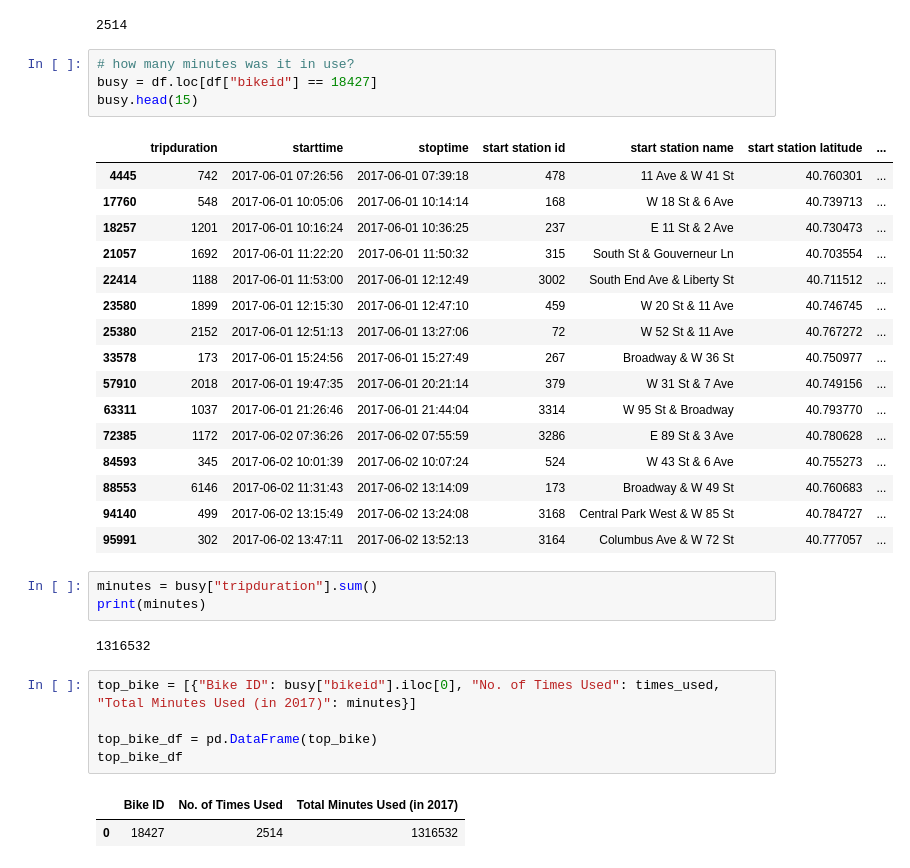
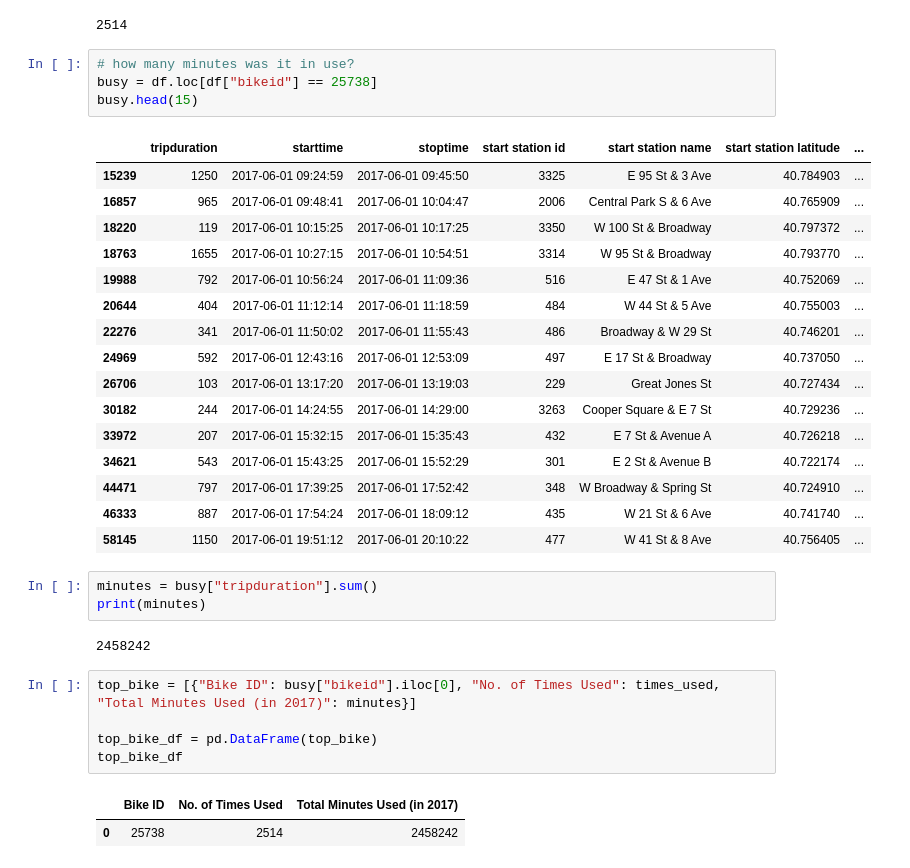
Before and after one commit to danielle-ellis/DevUp, a Jupyter notebook: DevUp Visualizations.ipynb, the cells around one changed output. Cells and saved outputs as stored; diff of their text form.

```diff
--- a/DevUp Visualizations.ipynb
+++ b/DevUp Visualizations.ipynb
@@ -1208,30 +1210,30 @@ times_used
 2514
 # %%
 # how many minutes was it in use?
-busy = df.loc[df["bikeid"] == 18427]
+busy = df.loc[df["bikeid"] == 25738]
 busy.head(15)
 # %% [output]
 |  | tripduration | starttime | stoptime | start station id | start station name | start station latitude | ... |
-| 4445 | 742 | 2017-06-01 07:26:56 | 2017-06-01 07:39:18 | 478 | 11 Ave & W 41 St | 40.760301 | ... |
-| 17760 | 548 | 2017-06-01 10:05:06 | 2017-06-01 10:14:14 | 168 | W 18 St & 6 Ave | 40.739713 | ... |
-| 18257 | 1201 | 2017-06-01 10:16:24 | 2017-06-01 10:36:25 | 237 | E 11 St & 2 Ave | 40.730473 | ... |
-| 21057 | 1692 | 2017-06-01 11:22:20 | 2017-06-01 11:50:32 | 315 | South St & Gouverneur Ln | 40.703554 | ... |
-| 22414 | 1188 | 2017-06-01 11:53:00 | 2017-06-01 12:12:49 | 3002 | South End Ave & Liberty St | 40.711512 | ... |
-| 23580 | 1899 | 2017-06-01 12:15:30 | 2017-06-01 12:47:10 | 459 | W 20 St & 11 Ave | 40.746745 | ... |
-| 25380 | 2152 | 2017-06-01 12:51:13 | 2017-06-01 13:27:06 | 72 | W 52 St & 11 Ave | 40.767272 | ... |
-| 33578 | 173 | 2017-06-01 15:24:56 | 2017-06-01 15:27:49 | 267 | Broadway & W 36 St | 40.750977 | ... |
-| 57910 | 2018 | 2017-06-01 19:47:35 | 2017-06-01 20:21:14 | 379 | W 31 St & 7 Ave | 40.749156 | ... |
-| 63311 | 1037 | 2017-06-01 21:26:46 | 2017-06-01 21:44:04 | 3314 | W 95 St & Broadway | 40.793770 | ... |
-| 72385 | 1172 | 2017-06-02 07:36:26 | 2017-06-02 07:55:59 | 3286 | E 89 St & 3 Ave | 40.780628 | ... |
-| 84593 | 345 | 2017-06-02 10:01:39 | 2017-06-02 10:07:24 | 524 | W 43 St & 6 Ave | 40.755273 | ... |
-| 88553 | 6146 | 2017-06-02 11:31:43 | 2017-06-02 13:14:09 | 173 | Broadway & W 49 St | 40.760683 | ... |
-| 94140 | 499 | 2017-06-02 13:15:49 | 2017-06-02 13:24:08 | 3168 | Central Park West & W 85 St | 40.784727 | ... |
-| 95991 | 302 | 2017-06-02 13:47:11 | 2017-06-02 13:52:13 | 3164 | Columbus Ave & W 72 St | 40.777057 | ... |
+| 15239 | 1250 | 2017-06-01 09:24:59 | 2017-06-01 09:45:50 | 3325 | E 95 St & 3 Ave | 40.784903 | ... |
+| 16857 | 965 | 2017-06-01 09:48:41 | 2017-06-01 10:04:47 | 2006 | Central Park S & 6 Ave | 40.765909 | ... |
+| 18220 | 119 | 2017-06-01 10:15:25 | 2017-06-01 10:17:25 | 3350 | W 100 St & Broadway | 40.797372 | ... |
+| 18763 | 1655 | 2017-06-01 10:27:15 | 2017-06-01 10:54:51 | 3314 | W 95 St & Broadway | 40.793770 | ... |
+| 19988 | 792 | 2017-06-01 10:56:24 | 2017-06-01 11:09:36 | 516 | E 47 St & 1 Ave | 40.752069 | ... |
+| 20644 | 404 | 2017-06-01 11:12:14 | 2017-06-01 11:18:59 | 484 | W 44 St & 5 Ave | 40.755003 | ... |
+| 22276 | 341 | 2017-06-01 11:50:02 | 2017-06-01 11:55:43 | 486 | Broadway & W 29 St | 40.746201 | ... |
+| 24969 | 592 | 2017-06-01 12:43:16 | 2017-06-01 12:53:09 | 497 | E 17 St & Broadway | 40.737050 | ... |
+| 26706 | 103 | 2017-06-01 13:17:20 | 2017-06-01 13:19:03 | 229 | Great Jones St | 40.727434 | ... |
+| 30182 | 244 | 2017-06-01 14:24:55 | 2017-06-01 14:29:00 | 3263 | Cooper Square & E 7 St | 40.729236 | ... |
+| 33972 | 207 | 2017-06-01 15:32:15 | 2017-06-01 15:35:43 | 432 | E 7 St & Avenue A | 40.726218 | ... |
+| 34621 | 543 | 2017-06-01 15:43:25 | 2017-06-01 15:52:29 | 301 | E 2 St & Avenue B | 40.722174 | ... |
+| 44471 | 797 | 2017-06-01 17:39:25 | 2017-06-01 17:52:42 | 348 | W Broadway & Spring St | 40.724910 | ... |
+| 46333 | 887 | 2017-06-01 17:54:24 | 2017-06-01 18:09:12 | 435 | W 21 St & 6 Ave | 40.741740 | ... |
+| 58145 | 1150 | 2017-06-01 19:51:12 | 2017-06-01 20:10:22 | 477 | W 41 St & 8 Ave | 40.756405 | ... |
 # %%
 minutes = busy["tripduration"].sum()
 print(minutes)
 # %% [output]
-1316532
+2458242
 # %%
 top_bike = [{"Bike ID": busy["bikeid"].iloc[0], "No. of Times Used": times_used, "Total Minutes Used (in 2017)": minutes}]
 
@@ -1239,4 +1241,4 @@ top_bike_df = pd.DataFrame(top_bike)
 top_bike_df
 # %% [output]
 |  | Bike ID | No. of Times Used | Total Minutes Used (in 2017) |
-| 0 | 18427 | 2514 | 1316532 |
+| 0 | 25738 | 2514 | 2458242 |
```
Also changed, not shown: parts of 16 cells of this notebook.
